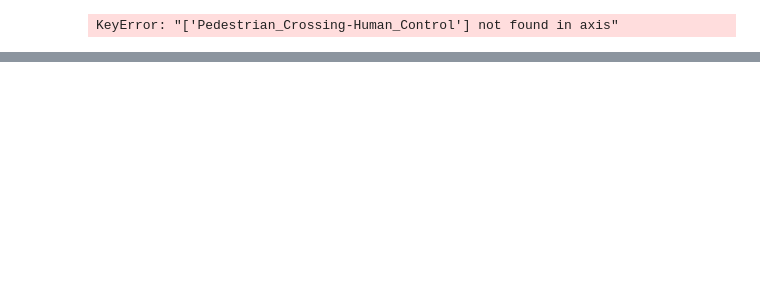
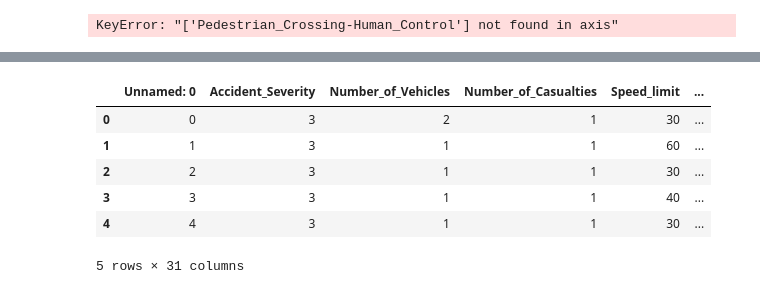
Before and after one commit to sakshams23/BUG-DISTORTERS, a Jupyter notebook: Untitled7.ipynb, the cells around one changed output, grey strips where cells are left out. Cells and saved outputs as stored; diff of their text form; code cells hidden in the pictures; blank space fills up the shorter version.

```diff
--- a/Untitled7.ipynb
+++ b/Untitled7.ipynb
@@ -235,0 +284,13 @@ df.head()
+# %%
+Road_Type_dummies3 = pd.get_dummies(df3["Weather_Conditions"])
+df4 = pd.concat([df3, Road_Type_dummies3], axis=1)
+
+df4.head()
+# %% [output]
+|  | Unnamed: 0 | Accident_Severity | Number_of_Vehicles | Number_of_Casualties | Speed_limit | ... |
+| 0 | 0 | 3 | 2 | 1 | 30 | ... |
+| 1 | 1 | 3 | 1 | 1 | 60 | ... |
+| 2 | 2 | 3 | 1 | 1 | 30 | ... |
+| 3 | 3 | 3 | 1 | 1 | 40 | ... |
+| 4 | 4 | 3 | 1 | 1 | 30 | ... |
+5 rows × 31 columns
```
Also changed, not shown: parts of 26 cells of this notebook.
